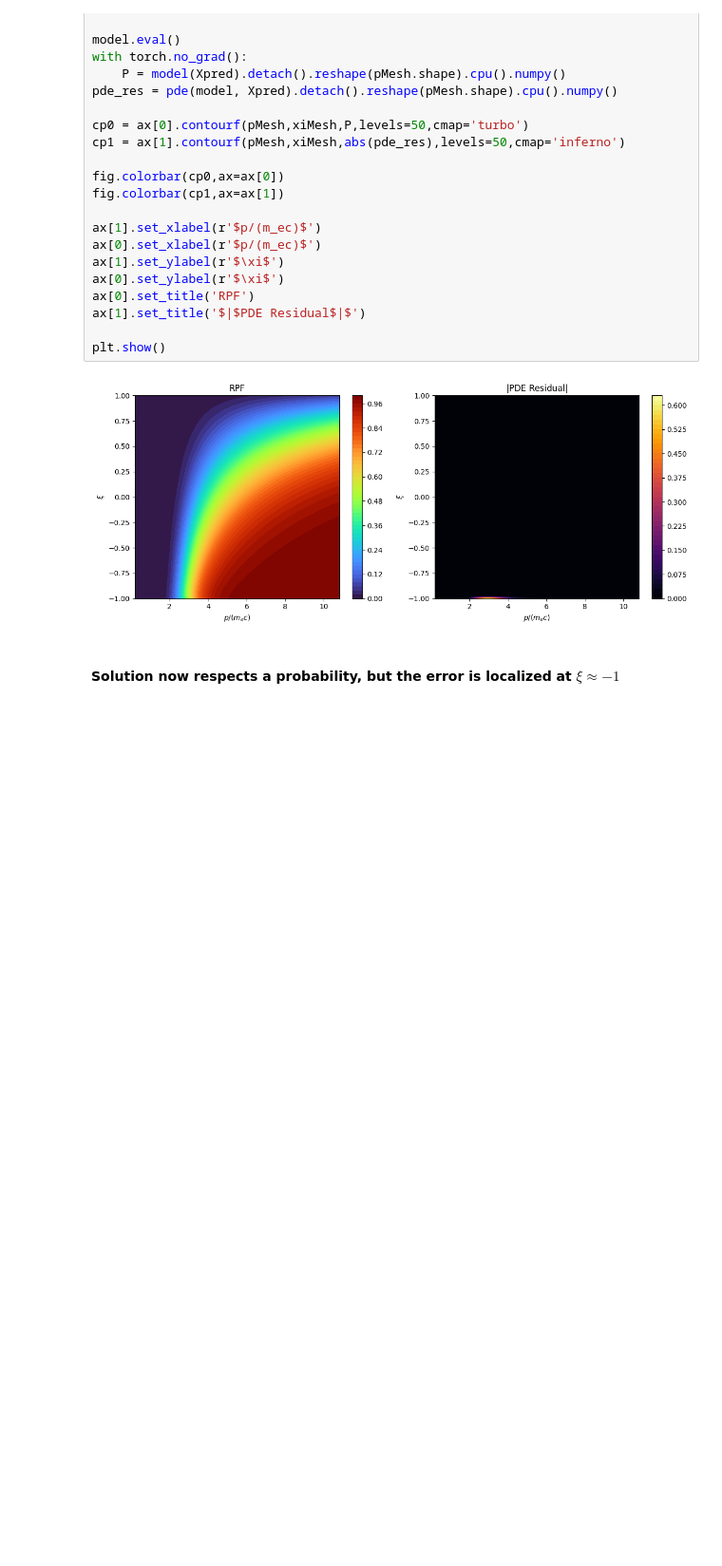
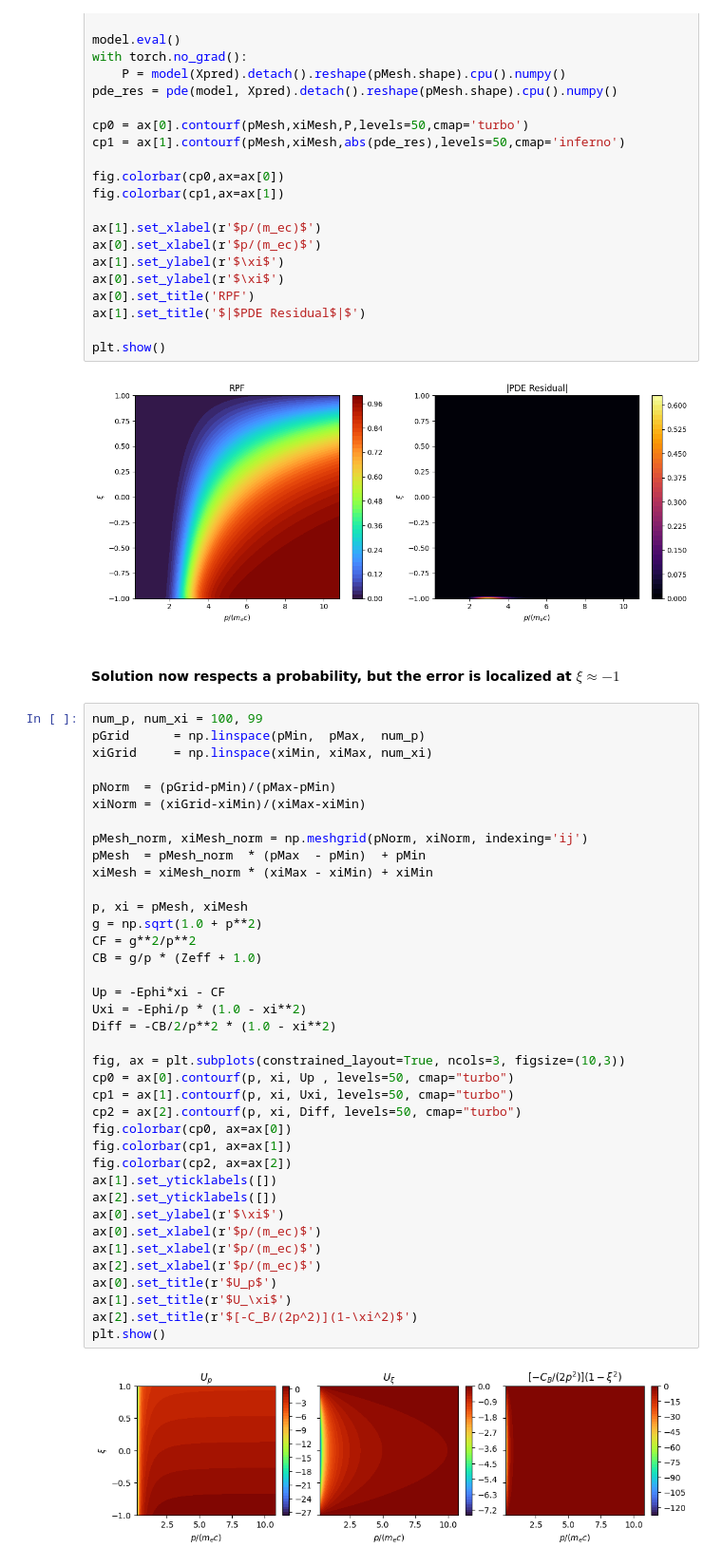
Before and after one commit to cmcdevitt2/RunAwayPINNs, a Jupyter notebook: Tutorials/RpfPinnTutorial_NewArch.ipynb, the cells around one changed output. Shown at 95% size. Cells and saved outputs as stored; diff of their text form; blank space fills up the shorter version.

```diff
--- a/Tutorials/RpfPinnTutorial_NewArch.ipynb
+++ b/Tutorials/RpfPinnTutorial_NewArch.ipynb
@@ -296,3 +296,43 @@ plt.show()
 [figure]
 # %% [markdown]
 #### Solution now respects a probability, but the error is localized at $\xi \approx -1$
+# %%
+num_p, num_xi = 100, 99
+pGrid      = np.linspace(pMin,  pMax,  num_p)
+xiGrid     = np.linspace(xiMin, xiMax, num_xi)
+
+pNorm  = (pGrid-pMin)/(pMax-pMin)
+xiNorm = (xiGrid-xiMin)/(xiMax-xiMin)
+
+pMesh_norm, xiMesh_norm = np.meshgrid(pNorm, xiNorm, indexing='ij')
+pMesh  = pMesh_norm  * (pMax  - pMin)  + pMin
+xiMesh = xiMesh_norm * (xiMax - xiMin) + xiMin
+
+p, xi = pMesh, xiMesh
+g = np.sqrt(1.0 + p**2)
+CF = g**2/p**2
+CB = g/p * (Zeff + 1.0)
+
+Up = -Ephi*xi - CF
+Uxi = -Ephi/p * (1.0 - xi**2)
+Diff = -CB/2/p**2 * (1.0 - xi**2)
+
+fig, ax = plt.subplots(constrained_layout=True, ncols=3, figsize=(10,3))
+cp0 = ax[0].contourf(p, xi, Up , levels=50, cmap="turbo")
+cp1 = ax[1].contourf(p, xi, Uxi, levels=50, cmap="turbo")
+cp2 = ax[2].contourf(p, xi, Diff, levels=50, cmap="turbo")
+fig.colorbar(cp0, ax=ax[0])
+fig.colorbar(cp1, ax=ax[1])
+fig.colorbar(cp2, ax=ax[2])
+ax[1].set_yticklabels([])
+ax[2].set_yticklabels([])
+ax[0].set_ylabel(r'$\xi$')
+ax[0].set_xlabel(r'$p/(m_ec)$')
+ax[1].set_xlabel(r'$p/(m_ec)$')
+ax[2].set_xlabel(r'$p/(m_ec)$')
+ax[0].set_title(r'$U_p$')
+ax[1].set_title(r'$U_\xi$')
+ax[2].set_title(r'$[-C_B/(2p^2)](1-\xi^2)$')
+plt.show()
+# %% [output]
+[figure, added]
```
